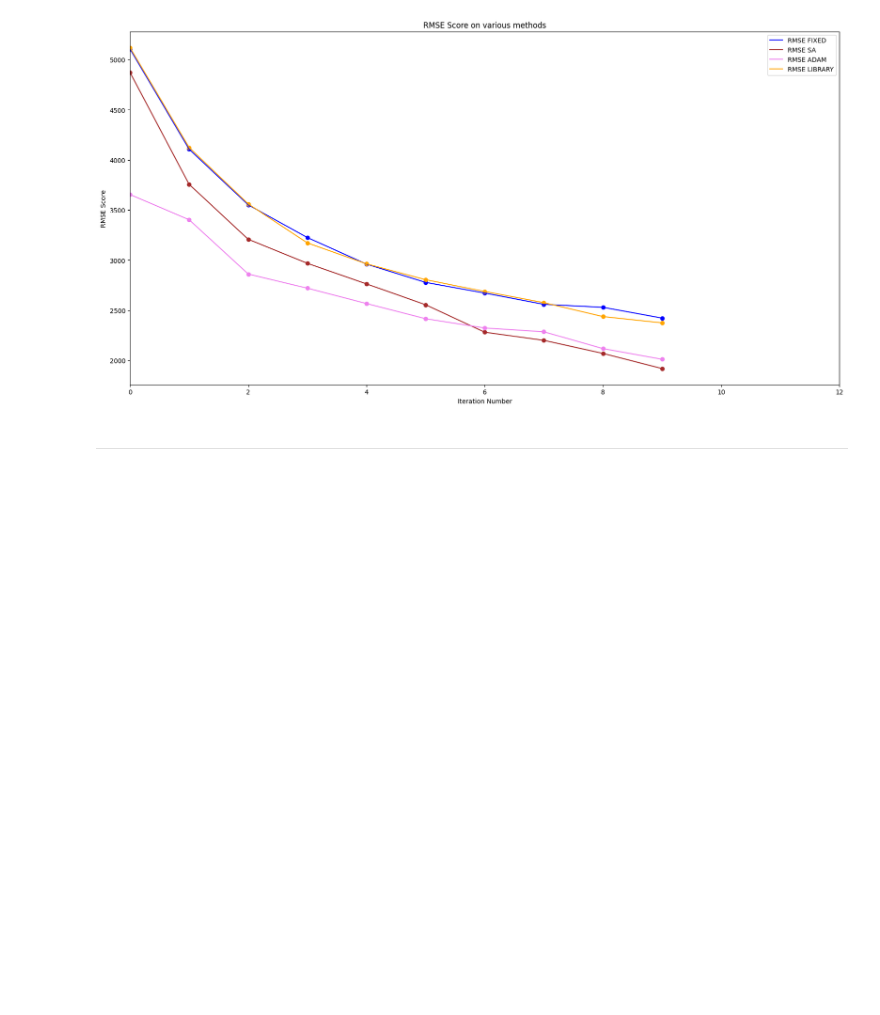
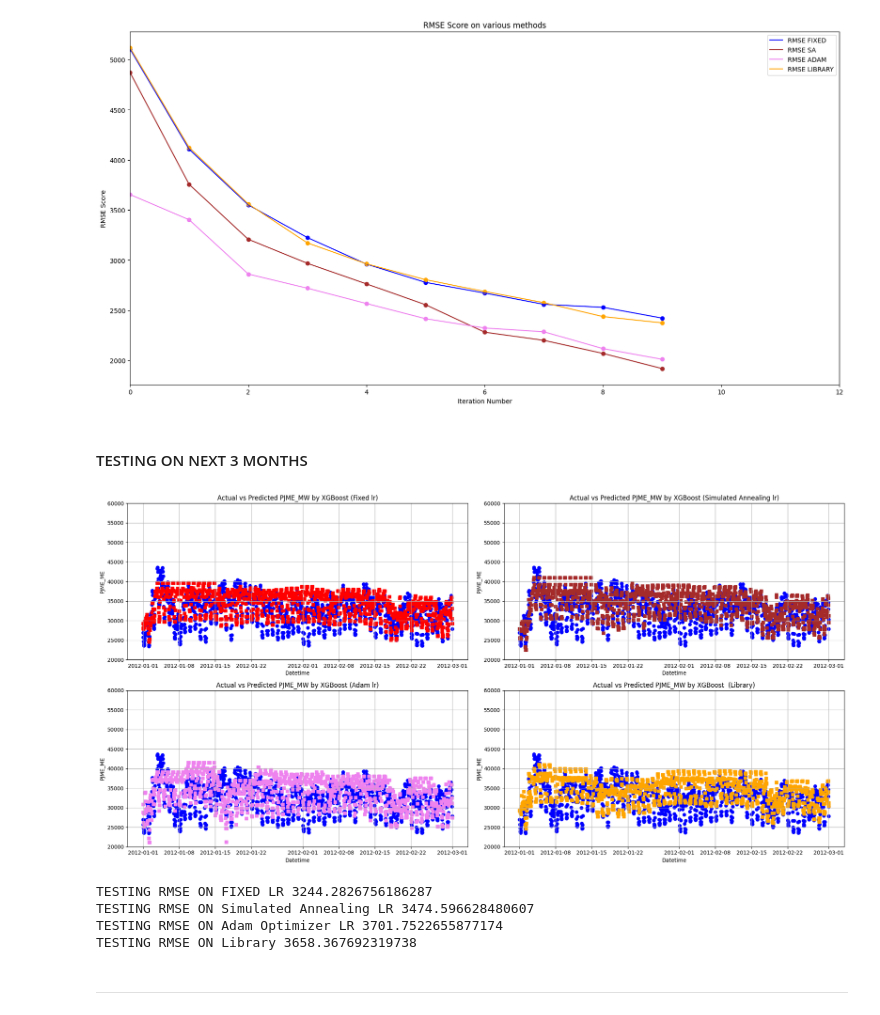
Before and after one commit to Aasneh/CS-361-Machine-Learning-Project, a Jupyter notebook: Code/XGBoost.ipynb, the cells around one changed output. Saved outputs shown, nothing was run; the diff lists cells and outputs as text; code cells hidden in the pictures; blank space fills up the shorter version.

Commit message:
Some testing results

```diff
--- a/Code/XGBoost.ipynb
+++ b/Code/XGBoost.ipynb
@@ -866,6 +907,69 @@ plt.legend()
 plt.show()
 # %% [output]
 [figure]
+# %% [markdown]
+#### TESTING ON NEXT 3 MONTHS
+# %%
+with open('dataframe.pickle', 'rb') as f:
+    new_df = pickle.load(f)
+new_df = new_df [(new_df['Datetime'] >= '2012-01') & (new_df['Datetime'] <= '2012-03')]
+X = new_df.drop(columns=['PJME_MW','Datetime'])
+Y = new_df['PJME_MW']
+
+
+fig, axs = plt.subplots(2, 2, figsize=(20, 10))
+
+axs[0, 0].scatter(new_df['Datetime'], Y, label='actual',color='blue', marker='o')
+axs[0, 0].scatter(new_df['Datetime'], model_fixed_approx.predict(X), label='predicted',color='red', marker='s')
+axs[0, 0].set_ylim(20_000, 60_000)
+axs[0, 0].set_title('Actual vs Predicted PJME_MW by XGBoost (Fixed lr)')
+axs[0, 0].set_xlabel('Datetime')
+axs[0, 0].set_ylabel('PJME_ME')
+axs[0, 0].grid(True)
+
+axs[0, 1].scatter(new_df['Datetime'], Y, label='actual',color='blue', marker='o')
+axs[0, 1].scatter(new_df['Datetime'], model_SA_approx.predict(X), label='predicted',color='brown', marker='s')
+axs[0, 1].set_ylim(20_000, 60_000)
+axs[0, 1].set_title('Actual vs Predicted PJME_MW by XGBoost (Simulated Annealing lr)')
+axs[0, 1].set_xlabel('Datetime')
+axs[0, 1].set_ylabel('PJME_ME')
+axs[0, 1].grid(True)
+
+axs[1, 0].scatter(new_df['Datetime'], Y, label='actual',color='blue', marker='o')
+axs[1, 0].scatter(new_df['Datetime'], model_Adam_approx.predict(X), label='predicted',color='violet', marker='s')
+axs[1, 0].set_ylim(20_000, 60_000)
+axs[1, 0].set_title('Actual vs Predicted PJME_MW by XGBoost (Adam lr)')
+axs[1, 0].set_xlabel('Datetime')
+axs[1, 0].set_ylabel('PJME_ME')
+axs[1, 0].grid(True)
+
+axs[1, 1].scatter(new_df['Datetime'], Y, label='actual',color='blue', marker='o')
+axs[1, 1].scatter(new_df['Datetime'], model_Lib.predict(X), label='predicted',color='orange', marker='s')
+axs[1, 1].set_ylim(20_000, 60_000)
+axs[1, 1].set_title('Actual vs Predicted PJME_MW by XGBoost  (Library)')
+axs[1, 1].set_xlabel('Datetime')
+axs[1, 1].set_ylabel('PJME_ME')
+axs[1, 1].grid(True)
+
+plt.tight_layout()
+plt.show()
+# %% [output]
+[figure, added]
+# %%
+Rmse_Fixed = np.sqrt(np.mean((model_fixed_approx.predict(X) - Y)**2))
+Rmse_SA = np.sqrt(np.mean((model_SA_approx.predict(X) - Y)**2))
+Rmse_Adam = np.sqrt(np.mean((model_Adam_approx.predict(X) - Y)**2))
+Rmse_Lib = np.sqrt(np.mean((model_Lib.predict(X) - Y)**2))
+
+print('TESTING RMSE ON FIXED LR '+ str(Rmse_Fixed))
+print('TESTING RMSE ON Simulated Annealing LR '+ str(Rmse_SA))
+print('TESTING RMSE ON Adam Optimizer LR '+ str(Rmse_Adam))
+print('TESTING RMSE ON Library '+ str(Rmse_Lib))
+# %% [output]
+TESTING RMSE ON FIXED LR 3244.2826756186287
+TESTING RMSE ON Simulated Annealing LR 3474.596628480607
+TESTING RMSE ON Adam Optimizer LR 3701.7522655877174
+TESTING RMSE ON Library 3658.367692319738
 # %% [markdown]
 ---------------------------------------------------------------------------------------------------------------
 # %% [markdown]
```
Also changed, not shown: parts of 9 cells of this notebook, 3 other files.
